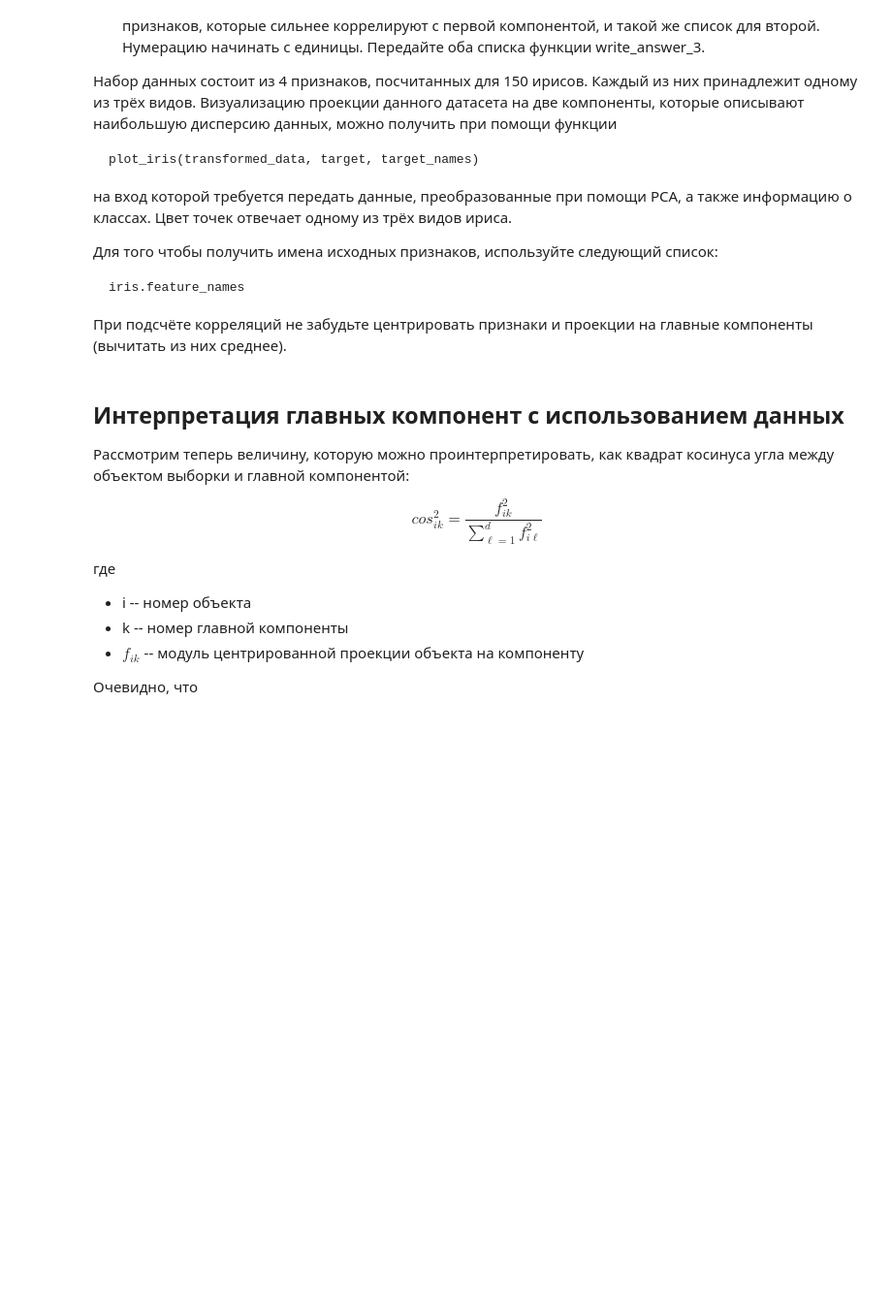
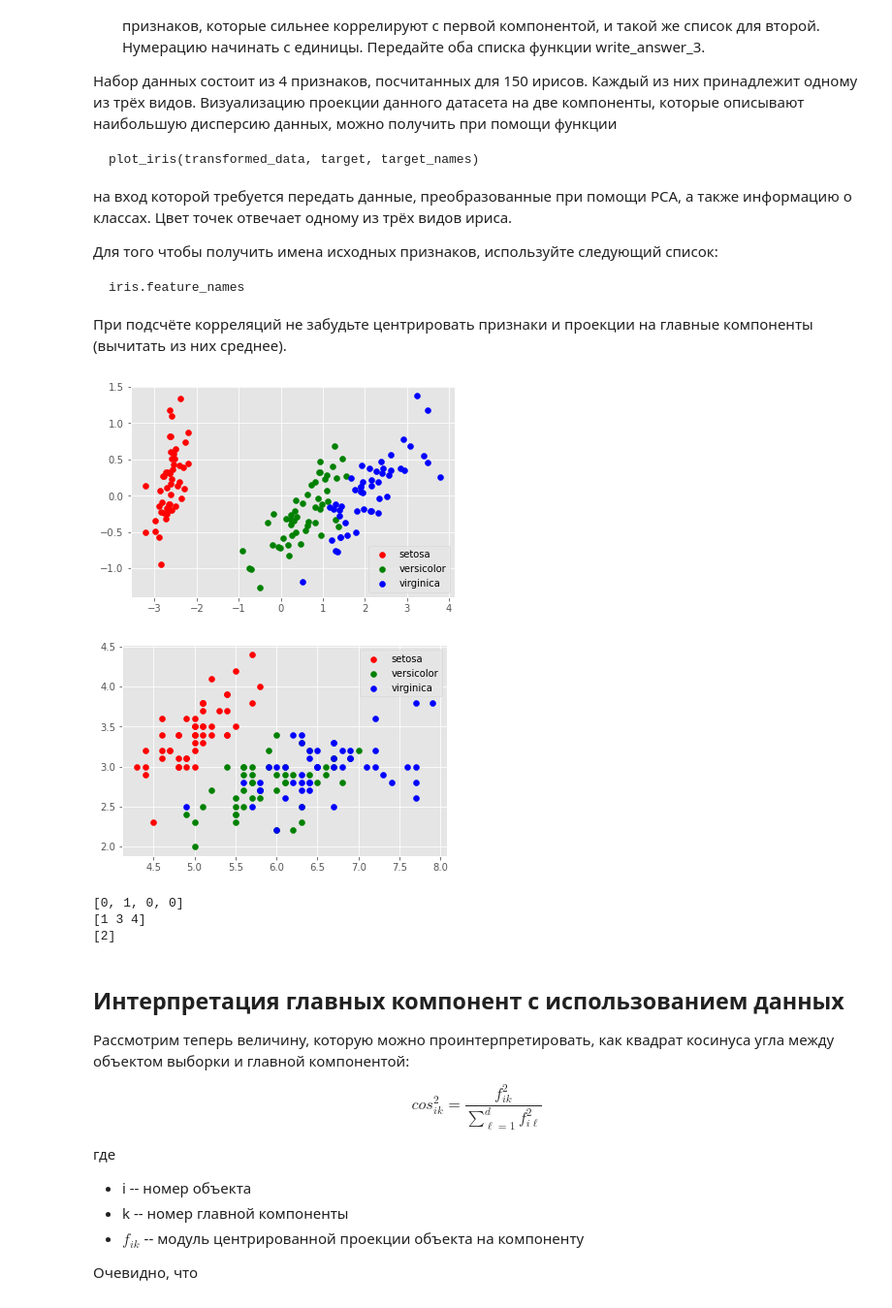
Before and after one commit to artImonkey/MIPT_homework, a Jupyter notebook: Course3 - Poisk_strukturi_v_dannih/hw2_metod_glavnih_komponent/PCA.ipynb, the cells around one changed output. Shown at 97% size. Drawn from its saved outputs; the diff is of its cells as text; code cells hidden in the pictures; blank space fills up the shorter version.

```diff
--- a/Course3 - Poisk_strukturi_v_dannih/hw2_metod_glavnih_komponent/PCA.ipynb
+++ b/Course3 - Poisk_strukturi_v_dannih/hw2_metod_glavnih_komponent/PCA.ipynb
@@ -327,28 +361,59 @@ $$r_{jk} = \frac{\sum_{i=1}^N (x_{ij} - \bar{x}_j) (y_{ik} - \bar{y}_k)}{\sqrt{\
 При подсчёте корреляций не забудьте центрировать признаки и проекции на главные компоненты (вычитать из них среднее).
 # %%
 from sklearn import datasets
+from scipy.stats import pearsonr
 
 def plot_iris(transformed_data, target, target_names):
     plt.figure()
     for c, i, target_name in zip("rgb", [0, 1, 2], target_names):
         plt.scatter(transformed_data[target == i, 0],
                     transformed_data[target == i, 1], c=c, label=target_name)
     plt.legend()
     plt.show()
 
 def write_answer_3(list_pc1, list_pc2):
     with open("pca_answer3.txt", "w") as fout:
         fout.write(" ".join([str(num) for num in list_pc1]))
         fout.write(" ")
         fout.write(" ".join([str(num) for num in list_pc2]))
 
 # загрузим датасет iris
 iris = datasets.load_iris()
 data = iris.data
 target = iris.target
 target_names = iris.target_names
+plot_iris(data_comp, target, target_names)
+plot_iris(data, target, target_names)
+# place your code here
+model = PCA(n_components=2)
+data_comp = model.fit_transform(data)
+best_corrs = []
+for i in range(4):
+    max_corr = 0
+    comp = 0
+    for j in range(2):
+        corr = pearsonr(data[:,i],data_comp[:,j])[0]
+        if abs(corr)>abs(max_corr):
+            max_corr = corr
+            comp = j
+    best_corrs.append(comp)
+print(best_corrs)
+best_corrs = np.array(best_corrs)
+priznaki = []
 
-# place your code here
+first_comp = list(map(lambda x: x+1 , np.where(best_corrs == 0)))
+second_comp = list(map(lambda x: x+1 , np.where(best_corrs == 1)))
+print(first_comp[0])
+print(second_comp[0])
+write_answer_3(first_comp[0], second_comp[0])
+#print(pearsonr(data[:,0],data_comp[:,0]))
+#print(data[:,3])
+# %% [output]
+[figure, added]
+[figure, added]
+[0, 1, 0, 0]
+[1 3 4]
+[2]
 # %% [markdown]
 ## Интерпретация главных компонент с использованием данных
 
```
Also changed, not shown: parts of 9 cells of this notebook, 4 other files.
